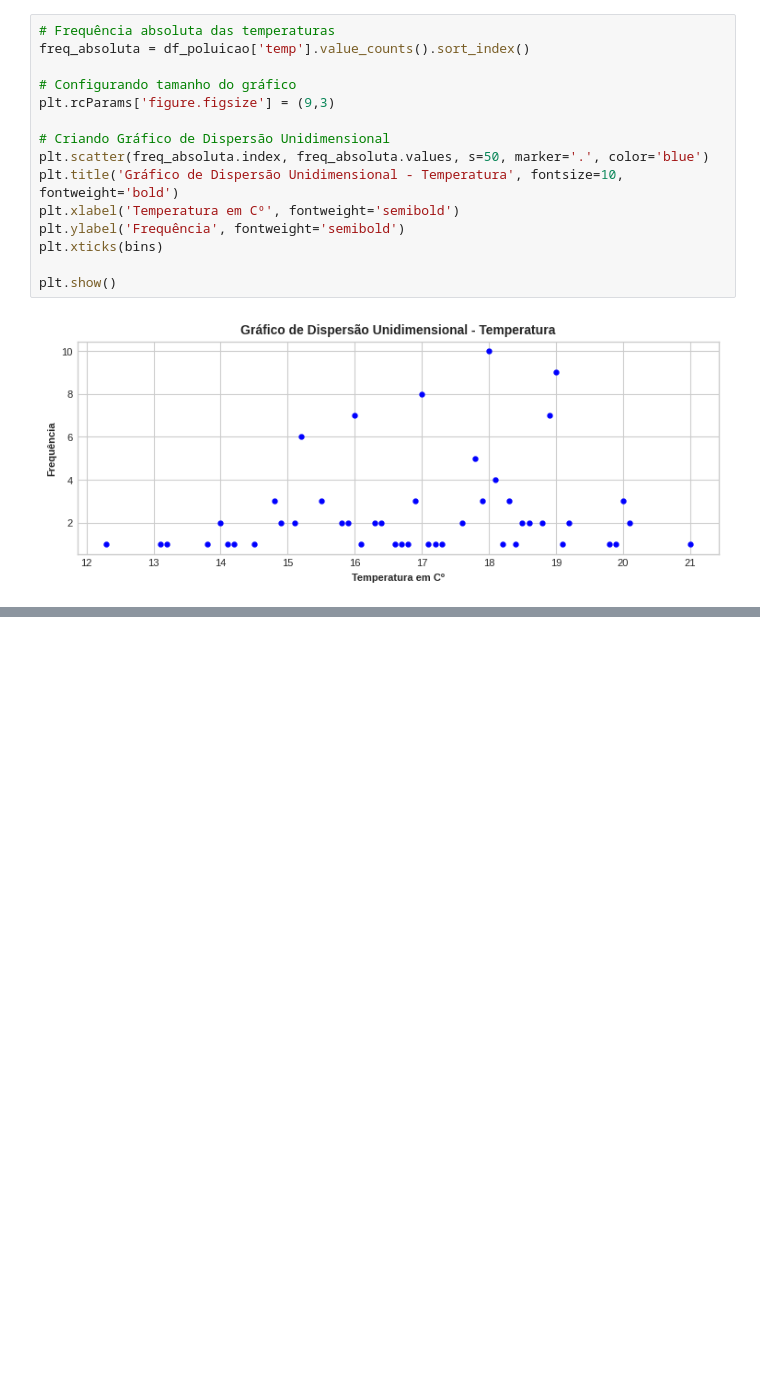
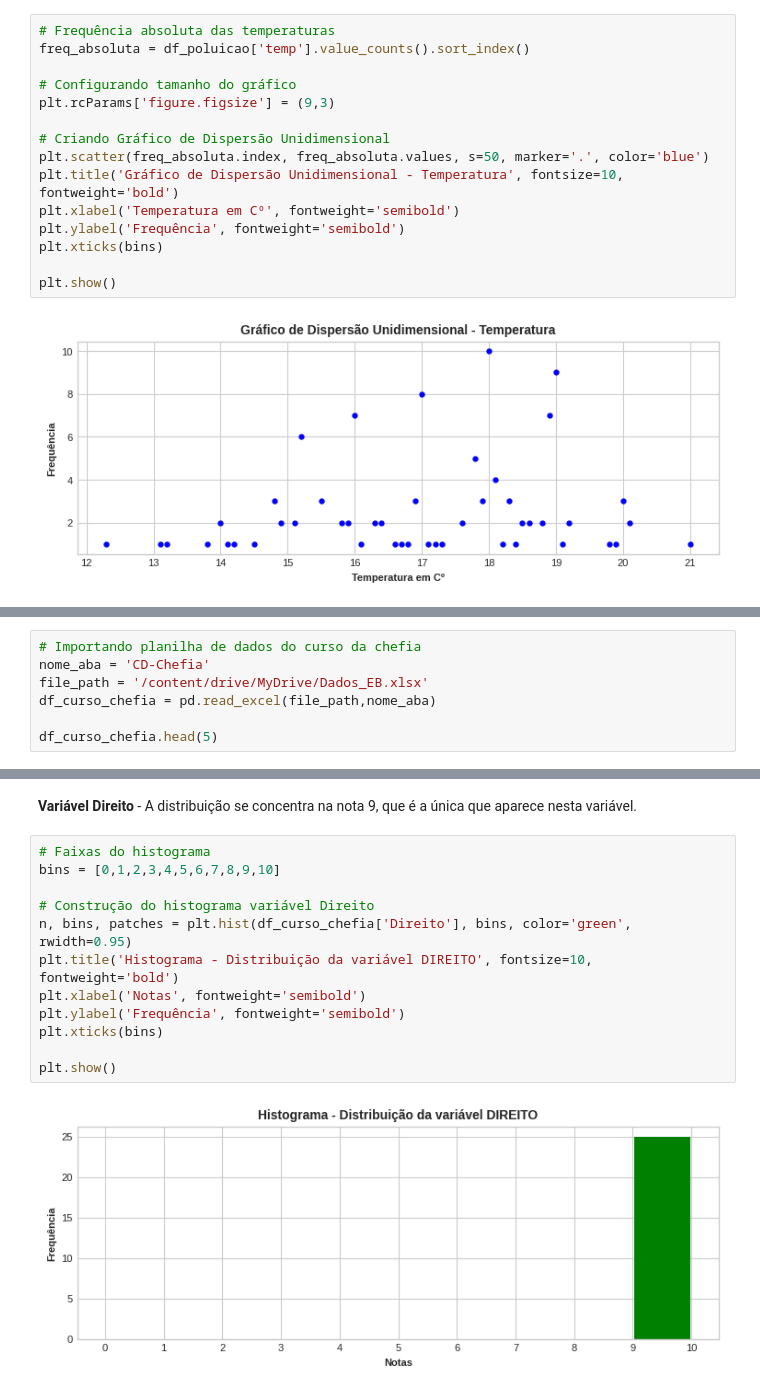
Before and after one commit to damian-nestea/estatistica-basica-bussabemorettin, a Jupyter notebook: notebooks/Cap02_Resumo_Dados.ipynb, the cells around one changed output, grey strips where cells are left out. Cells and saved outputs as stored; diff of their text form; blank space fills up the shorter version.

```diff
--- a/notebooks/Cap02_Resumo_Dados.ipynb
+++ b/notebooks/Cap02_Resumo_Dados.ipynb
@@ -953,0 +971,7 @@ plt.show()
+# %%
+# Importando planilha de dados do curso da chefia
+nome_aba = 'CD-Chefia'
+file_path = '/content/drive/MyDrive/Dados_EB.xlsx'
+df_curso_chefia = pd.read_excel(file_path,nome_aba)
+
+df_curso_chefia.head(5)
@@ -953,0 +985,16 @@ plt.show()
+# %% [markdown]
+**Variável Direito** - A distribuição se concentra na nota 9, que é a única que aparece nesta variável.
+# %%
+# Faixas do histograma
+bins = [0,1,2,3,4,5,6,7,8,9,10]
+
+# Construção do histograma variável Direito
+n, bins, patches = plt.hist(df_curso_chefia['Direito'], bins, color='green', rwidth=0.95)
+plt.title('Histograma - Distribuição da variável DIREITO', fontsize=10, fontweight='bold')
+plt.xlabel('Notas', fontweight='semibold')
+plt.ylabel('Frequência', fontweight='semibold')
+plt.xticks(bins)
+
+plt.show()
+# %% [output]
+[figure, added]
```
Also changed, not shown: parts of 21 cells of this notebook.
